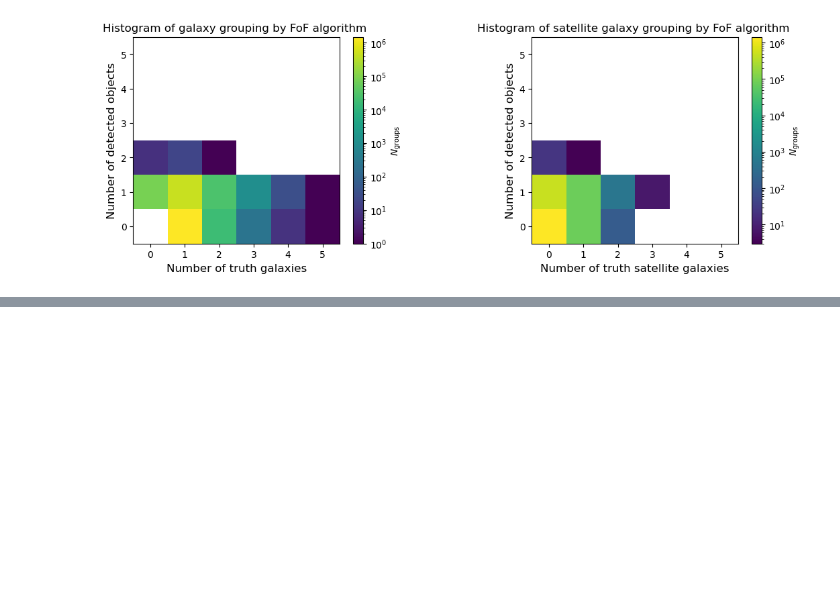
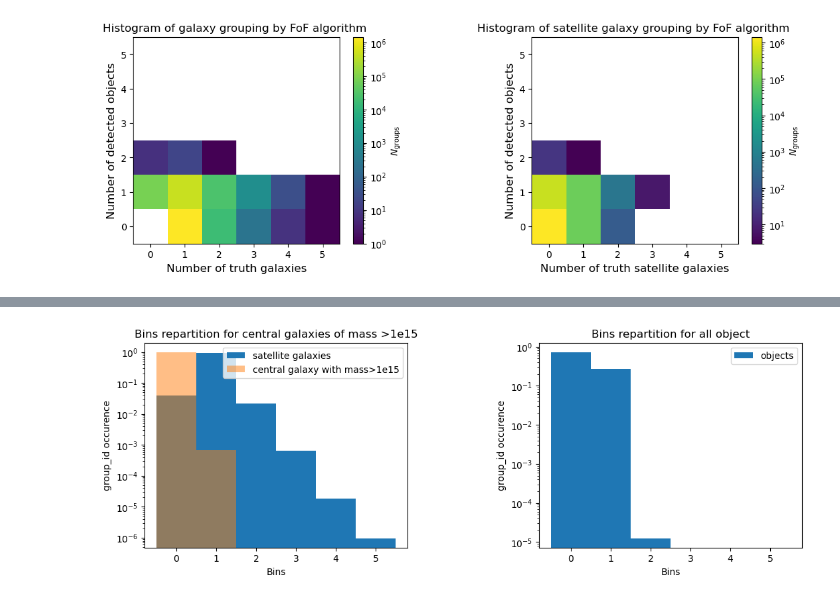
Before and after one commit to GabrielFrugier/stage_LSST, a Jupyter notebook: nt_nobs_system.ipynb, the cells around one changed output, grey strips where cells are left out. Drawn from its saved outputs; the diff is of its cells as text; code cells hidden in the pictures; blank space fills up the shorter version.

```diff
--- a/nt_nobs_system.ipynb
+++ b/nt_nobs_system.ipynb
@@ -517,0 +566,30 @@ print("% of unrecognized blended groups for satellite galaxies (only for system
+# %%
+halo_mass_cut2=1e13
+
+n_truth_halo_mass_cut1e13 = np.bincount(results[truth_mask][ind_galax_central][np.where(truth_data['halo_mass'][ind_galax][ind_galax_central]>halo_mass_cut2)[0]]['group_id'],
+                                    minlength=n_groups)
+# %%
+plt.figure(figsize=(11,4))
+plt.subplots_adjust(left=0.1, right=1, wspace=0.5)
+
+plt1=plt.subplot(121)
+hist1mass=plt.hist(n_truth, bins=np.arange(max(np.max(n_object), np.max(n_truth))+2)-0.5, density=True, label="satellite galaxies")
+hist2mass=plt.hist(n_truth_halo_mass_cut1e13, bins=np.arange(max(np.max(n_object), np.max(n_truth))+2)-0.5, alpha = 0.5, density=True,
+                label=f'central galaxy with mass>1e15')
+plt.xlabel('Bins')
+plt.ylabel('group_id occurence')
+plt.yscale('log')
+plt.legend()
+plt.title('Bins repartition for central galaxies of mass >1e15')
+
+plt2=plt.subplot(122)
+hist3=plt.hist(n_object,  bins=np.arange(max(np.max(n_object), np.max(n_truth))+2)-0.5, density=True, label="objects")
+plt.xlabel('Bins')
+plt.ylabel('group_id occurence')
+plt.yscale('log')
+plt.legend()
+plt.title('Bins repartition for all object')
+
+plt.show()
+# %% [output]
+[figure, added]
```
Also changed, not shown: parts of 46 cells of this notebook.
